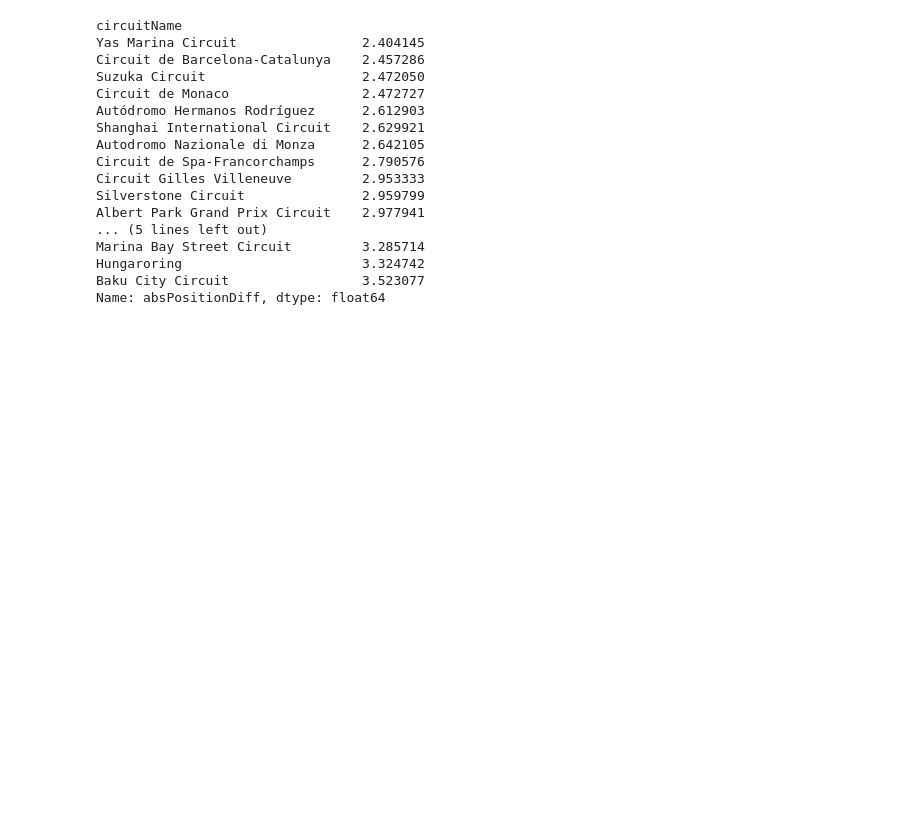
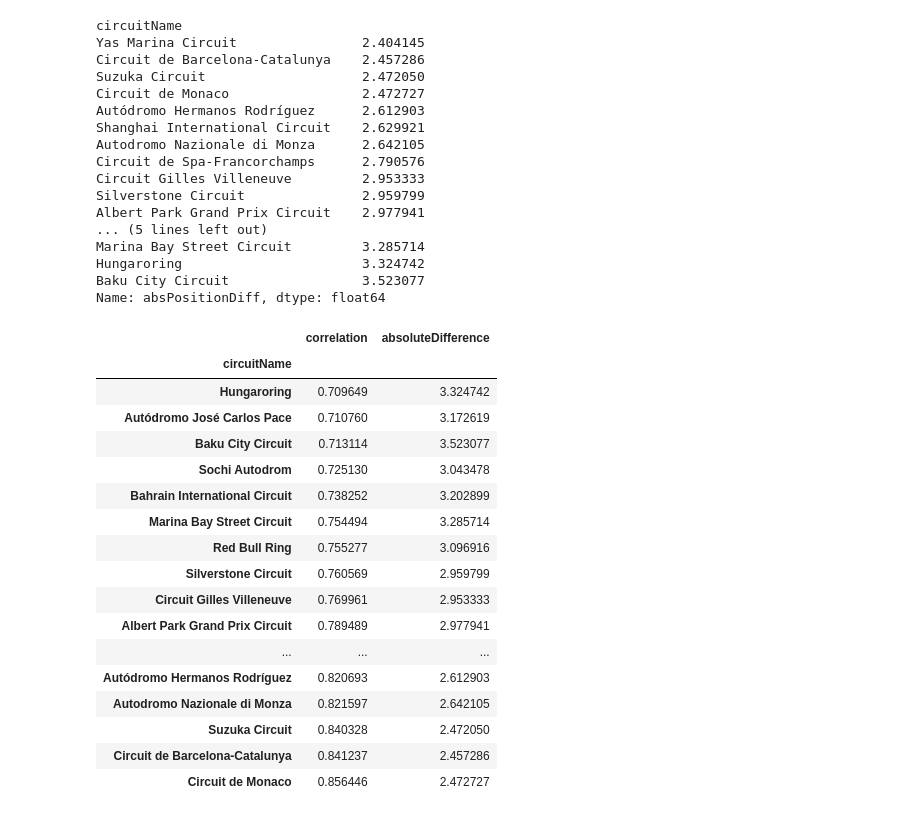
Before and after one commit to HannaHGM/M6006_ds2026_24000132614, a Jupyter notebook: project/code/03_exploratory_analysis.ipynb, the cells around one changed output. Drawn from its saved outputs; the diff is of its cells as text; code cells hidden in the pictures; blank space fills up the shorter version.

```diff
--- a/project/code/03_exploratory_analysis.ipynb
+++ b/project/code/03_exploratory_analysis.ipynb
@@ -198,3 +198,25 @@ Marina Bay Street Circuit         3.285714
 Hungaroring                       3.324742
 Baku City Circuit                 3.523077
 Name: absPositionDiff, dtype: float64
+# %%
+absCorrComparison = pd.DataFrame({"correlation": circuitCorr, "absoluteDifference": circuitAbsDiff}).dropna().sort_values(by=["correlation"])
+absCorrComparison
+# %% [output]
+|  | correlation | absoluteDifference |
+| circuitName |  |  |
+| Hungaroring | 0.709649 | 3.324742 |
+| Autódromo José Carlos Pace | 0.710760 | 3.172619 |
+| Baku City Circuit | 0.713114 | 3.523077 |
+| Sochi Autodrom | 0.725130 | 3.043478 |
+| Bahrain International Circuit | 0.738252 | 3.202899 |
+| Marina Bay Street Circuit | 0.754494 | 3.285714 |
+| Red Bull Ring | 0.755277 | 3.096916 |
+| Silverstone Circuit | 0.760569 | 2.959799 |
+| Circuit Gilles Villeneuve | 0.769961 | 2.953333 |
+| Albert Park Grand Prix Circuit | 0.789489 | 2.977941 |
+| ... | ... | ... |
+| Autódromo Hermanos Rodríguez | 0.820693 | 2.612903 |
+| Autodromo Nazionale di Monza | 0.821597 | 2.642105 |
+| Suzuka Circuit | 0.840328 | 2.472050 |
+| Circuit de Barcelona-Catalunya | 0.841237 | 2.457286 |
+| Circuit de Monaco | 0.856446 | 2.472727 |
```
Also changed, not shown: parts of 3 cells of this notebook.
